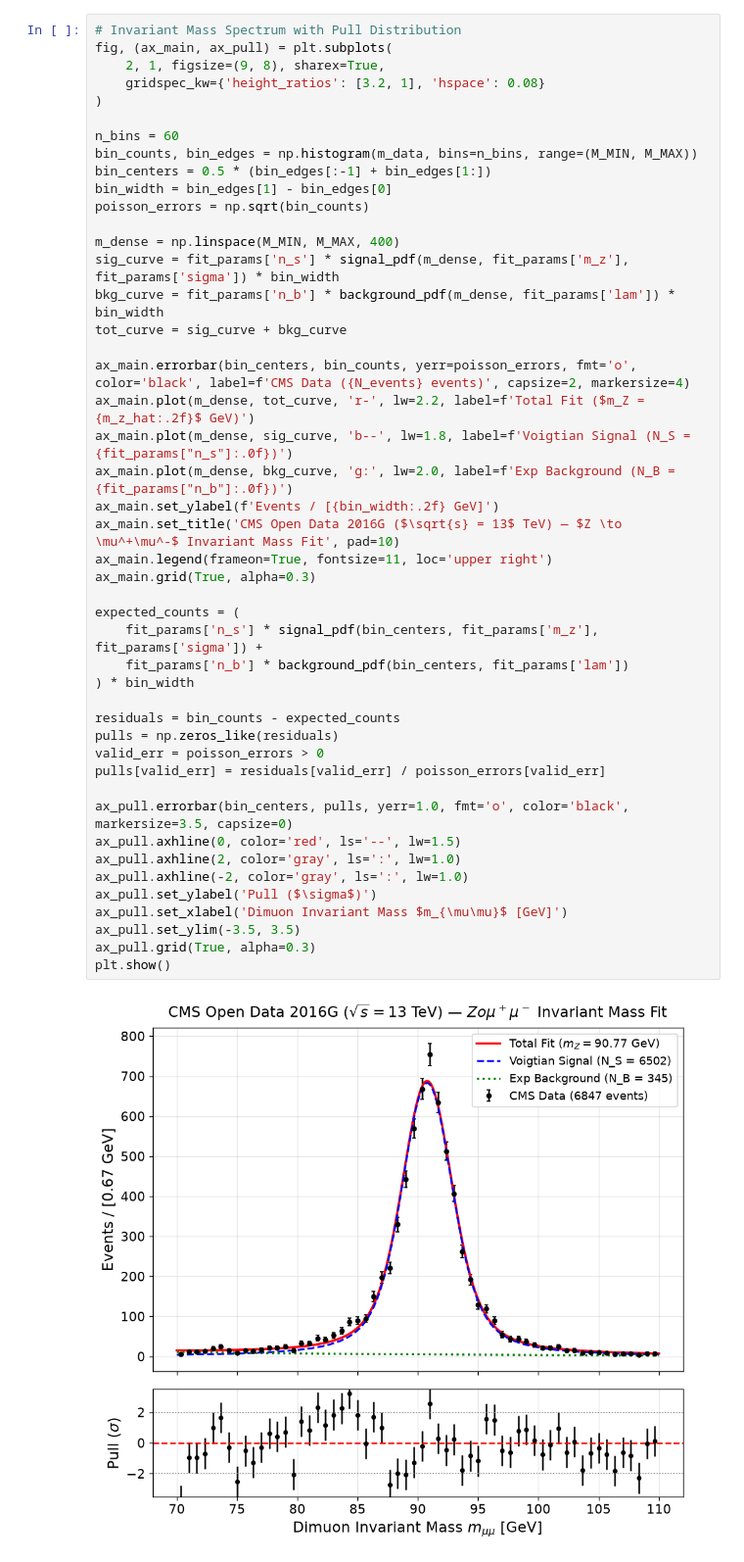
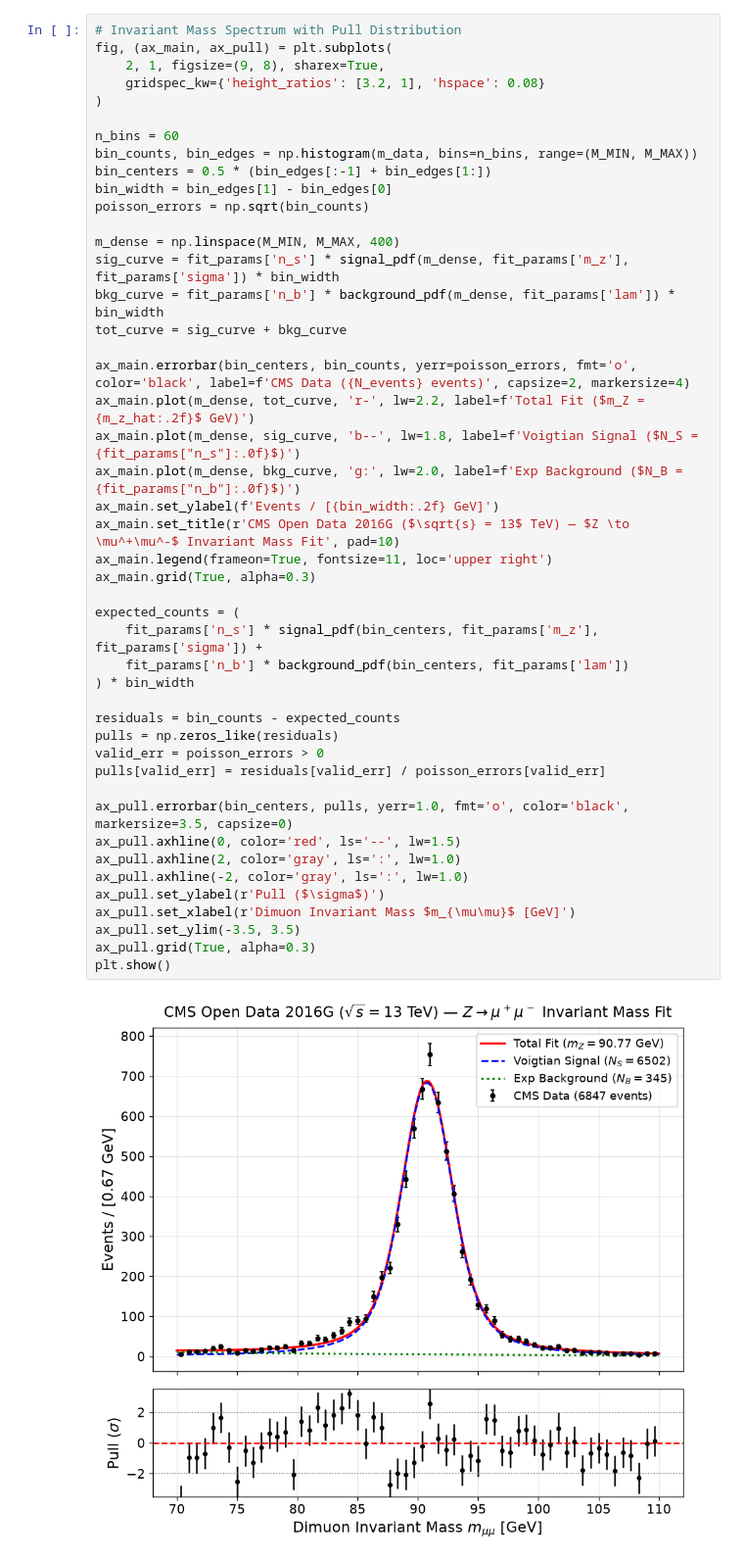
Before and after one commit to AdityaKChoubey/Statistical-Inference-for-HEP-Problems, a Jupyter notebook: CMS_Z_Dimuon_Likelihood_Inference.ipynb, the cells around one changed output. Shown at 98% size. Cells and saved outputs as stored; diff of their text form.

```diff
--- a/CMS_Z_Dimuon_Likelihood_Inference.ipynb
+++ b/CMS_Z_Dimuon_Likelihood_Inference.ipynb
@@ -225,36 +227,36 @@ poisson_errors = np.sqrt(bin_counts)
 
 m_dense = np.linspace(M_MIN, M_MAX, 400)
 sig_curve = fit_params['n_s'] * signal_pdf(m_dense, fit_params['m_z'], fit_params['sigma']) * bin_width
 bkg_curve = fit_params['n_b'] * background_pdf(m_dense, fit_params['lam']) * bin_width
 tot_curve = sig_curve + bkg_curve
 
 ax_main.errorbar(bin_centers, bin_counts, yerr=poisson_errors, fmt='o', color='black', label=f'CMS Data ({N_events} events)', capsize=2, markersize=4)
 ax_main.plot(m_dense, tot_curve, 'r-', lw=2.2, label=f'Total Fit ($m_Z = {m_z_hat:.2f}$ GeV)')
-ax_main.plot(m_dense, sig_curve, 'b--', lw=1.8, label=f'Voigtian Signal (N_S = {fit_params["n_s"]:.0f})')
-ax_main.plot(m_dense, bkg_curve, 'g:', lw=2.0, label=f'Exp Background (N_B = {fit_params["n_b"]:.0f})')
+ax_main.plot(m_dense, sig_curve, 'b--', lw=1.8, label=f'Voigtian Signal ($N_S = {fit_params["n_s"]:.0f}$)')
+ax_main.plot(m_dense, bkg_curve, 'g:', lw=2.0, label=f'Exp Background ($N_B = {fit_params["n_b"]:.0f}$)')
 ax_main.set_ylabel(f'Events / [{bin_width:.2f} GeV]')
-ax_main.set_title('CMS Open Data 2016G ($\sqrt{s} = 13$ TeV) — $Z \to \mu^+\mu^-$ Invariant Mass Fit', pad=10)
+ax_main.set_title(r'CMS Open Data 2016G ($\sqrt{s} = 13$ TeV) — $Z \to \mu^+\mu^-$ Invariant Mass Fit', pad=10)
 ax_main.legend(frameon=True, fontsize=11, loc='upper right')
 ax_main.grid(True, alpha=0.3)
 
 expected_counts = (
     fit_params['n_s'] * signal_pdf(bin_centers, fit_params['m_z'], fit_params['sigma']) +
     fit_params['n_b'] * background_pdf(bin_centers, fit_params['lam'])
 ) * bin_width
 
 residuals = bin_counts - expected_counts
 pulls = np.zeros_like(residuals)
 valid_err = poisson_errors > 0
 pulls[valid_err] = residuals[valid_err] / poisson_errors[valid_err]
 
 ax_pull.errorbar(bin_centers, pulls, yerr=1.0, fmt='o', color='black', markersize=3.5, capsize=0)
 ax_pull.axhline(0, color='red', ls='--', lw=1.5)
 ax_pull.axhline(2, color='gray', ls=':', lw=1.0)
 ax_pull.axhline(-2, color='gray', ls=':', lw=1.0)
-ax_pull.set_ylabel('Pull ($\sigma$)')
-ax_pull.set_xlabel('Dimuon Invariant Mass $m_{\mu\mu}$ [GeV]')
+ax_pull.set_ylabel(r'Pull ($\sigma$)')
+ax_pull.set_xlabel(r'Dimuon Invariant Mass $m_{\mu\mu}$ [GeV]')
 ax_pull.set_ylim(-3.5, 3.5)
 ax_pull.grid(True, alpha=0.3)
 plt.show()
 # %% [output]
-[figure, old version]
+[figure, new version]
```
Also changed, not shown: parts of 23 cells of this notebook.
